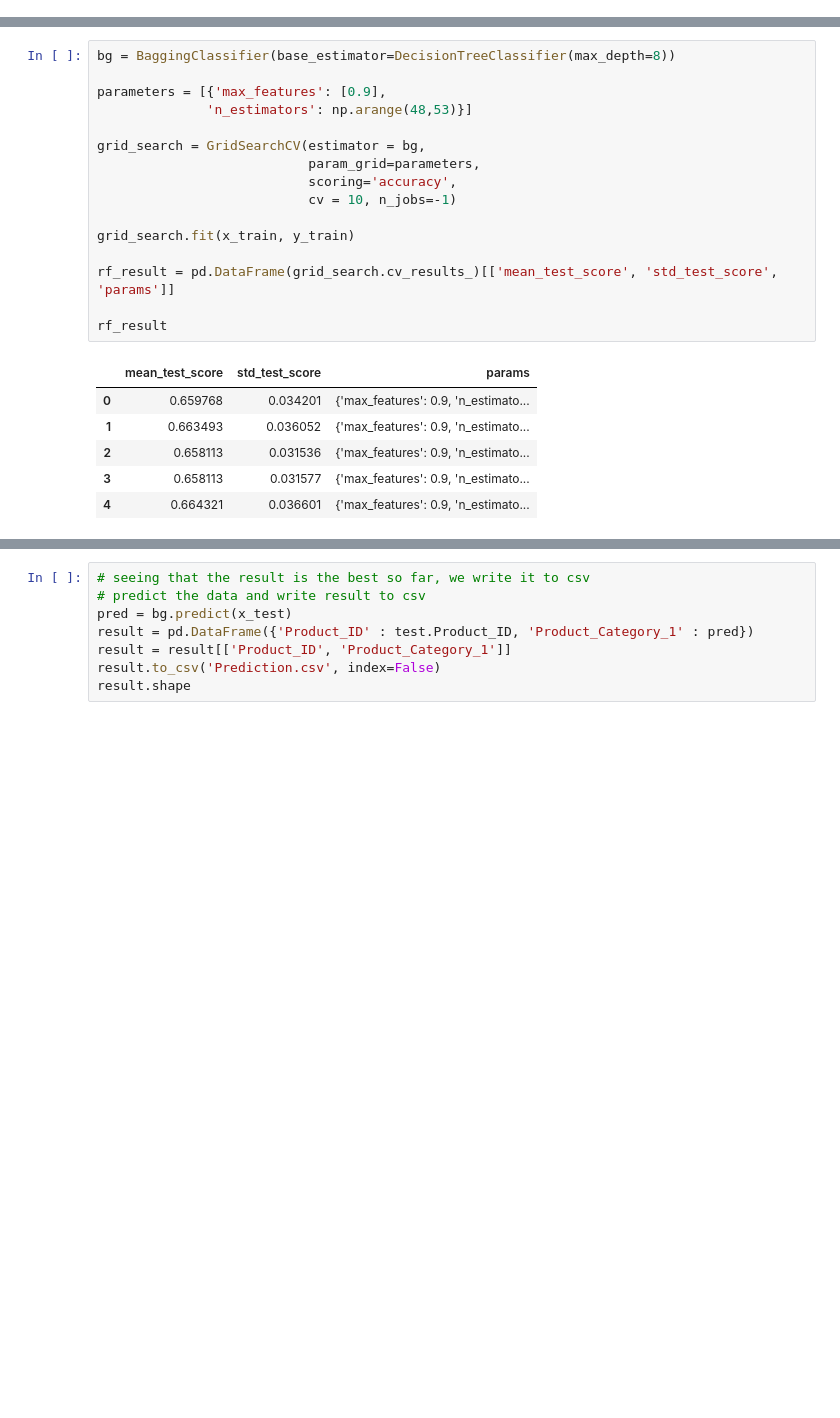
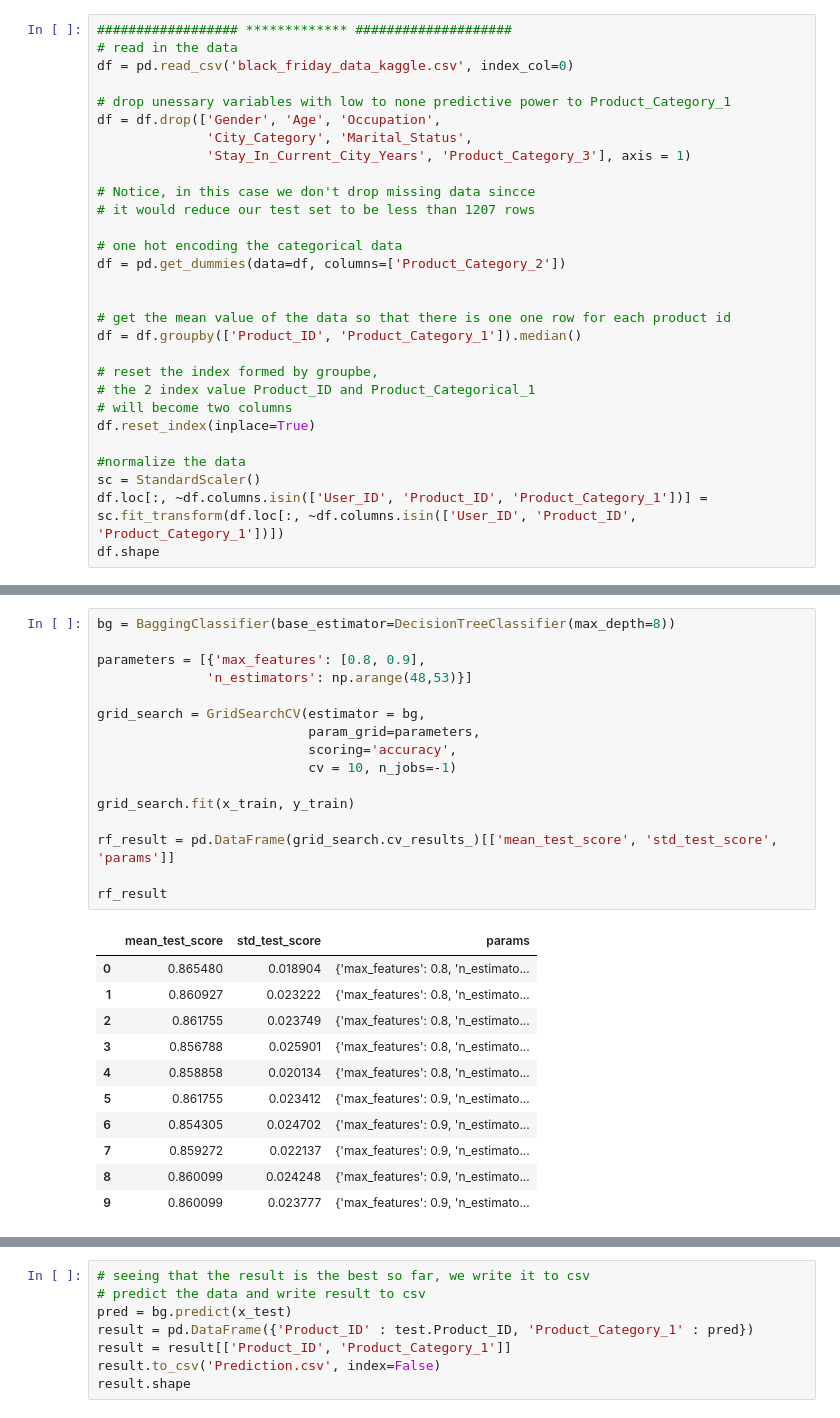
Before and after one commit to khangvtran/black_friday, a Jupyter notebook: Kaggle_Competition.ipynb, the cells around one changed output, grey strips where cells are left out. Drawn from its saved outputs; the diff is of its cells as text; blank space fills up the shorter version.

Commit message:
Commit after chaning features, use median, and add documentation

```diff
--- a/Kaggle_Competition.ipynb
+++ b/Kaggle_Competition.ipynb
@@ -82,0 +94,29 @@ df.shape # (3623, 43)
+# %%
+################## ************* ####################
+# read in the data
+df = pd.read_csv('black_friday_data_kaggle.csv', index_col=0)
+
+# drop unessary variables with low to none predictive power to Product_Category_1
+df = df.drop(['Gender', 'Age', 'Occupation',
+              'City_Category', 'Marital_Status',
+              'Stay_In_Current_City_Years', 'Product_Category_3'], axis = 1)
+
+# Notice, in this case we don't drop missing data sincce
+# it would reduce our test set to be less than 1207 rows
+
+# one hot encoding the categorical data
+df = pd.get_dummies(data=df, columns=['Product_Category_2'])
+
+
+# get the mean value of the data so that there is one one row for each product id
+df = df.groupby(['Product_ID', 'Product_Category_1']).median()
+
+# reset the index formed by groupbe,
+# the 2 index value Product_ID and Product_Categorical_1
+# will become two columns
+df.reset_index(inplace=True)
+
+#normalize the data
+sc = StandardScaler()
+df.loc[:, ~df.columns.isin(['User_ID', 'Product_ID', 'Product_Category_1'])] = sc.fit_transform(df.loc[:, ~df.columns.isin(['User_ID', 'Product_ID', 'Product_Category_1'])])
+df.shape
@@ -223,25 +311,30 @@ rf_result
 # %%
 bg = BaggingClassifier(base_estimator=DecisionTreeClassifier(max_depth=8))
 
-parameters = [{'max_features': [0.9],
+parameters = [{'max_features': [0.8, 0.9],
               'n_estimators': np.arange(48,53)}]
 
 grid_search = GridSearchCV(estimator = bg,
                            param_grid=parameters,
                            scoring='accuracy',
                            cv = 10, n_jobs=-1)
 
 grid_search.fit(x_train, y_train)
 
 rf_result = pd.DataFrame(grid_search.cv_results_)[['mean_test_score', 'std_test_score', 'params']]
 
 rf_result
 # %% [output]
 |  | mean_test_score | std_test_score | params |
-| 0 | 0.659768 | 0.034201 | {'max_features': 0.9, 'n_estimato... |
-| 1 | 0.663493 | 0.036052 | {'max_features': 0.9, 'n_estimato... |
-| 2 | 0.658113 | 0.031536 | {'max_features': 0.9, 'n_estimato... |
-| 3 | 0.658113 | 0.031577 | {'max_features': 0.9, 'n_estimato... |
-| 4 | 0.664321 | 0.036601 | {'max_features': 0.9, 'n_estimato... |
+| 0 | 0.865480 | 0.018904 | {'max_features': 0.8, 'n_estimato... |
+| 1 | 0.860927 | 0.023222 | {'max_features': 0.8, 'n_estimato... |
+| 2 | 0.861755 | 0.023749 | {'max_features': 0.8, 'n_estimato... |
+| 3 | 0.856788 | 0.025901 | {'max_features': 0.8, 'n_estimato... |
+| 4 | 0.858858 | 0.020134 | {'max_features': 0.8, 'n_estimato... |
+| 5 | 0.861755 | 0.023412 | {'max_features': 0.9, 'n_estimato... |
+| 6 | 0.854305 | 0.024702 | {'max_features': 0.9, 'n_estimato... |
+| 7 | 0.859272 | 0.022137 | {'max_features': 0.9, 'n_estimato... |
+| 8 | 0.860099 | 0.024248 | {'max_features': 0.9, 'n_estimato... |
+| 9 | 0.860099 | 0.023777 | {'max_features': 0.9, 'n_estimato... |
 # %%
 # Bagging
```
Also changed, not shown: parts of 29 cells of this notebook.
